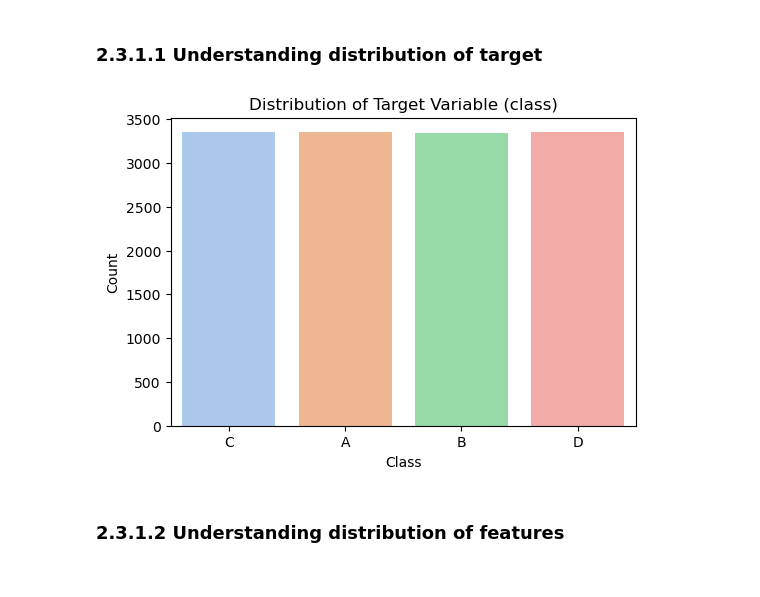
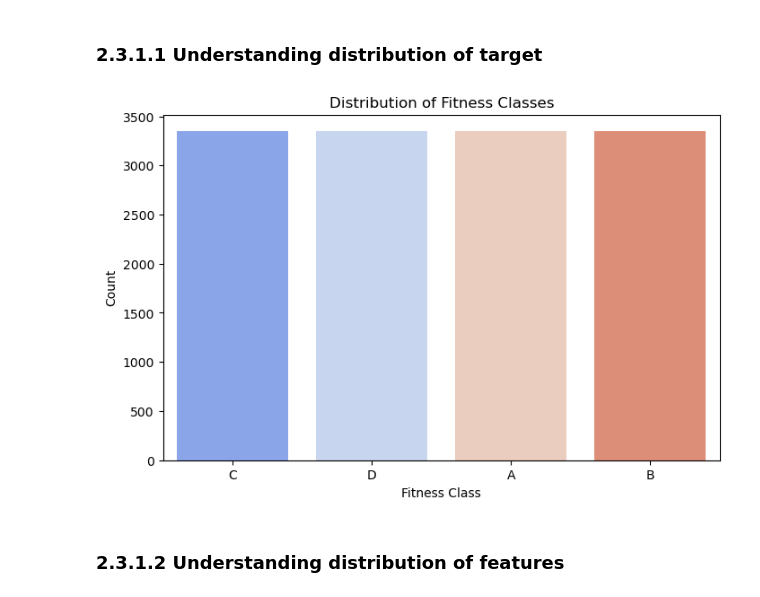
Before and after one commit to SamJs0512/streamlit, a Jupyter notebook: MLDP Program Codes Submission Template.ipynb, the cells around one changed output. Drawn from its saved outputs; the diff is of its cells as text; code cells hidden in the pictures.

```diff
--- a/MLDP Program Codes Submission Template.ipynb
+++ b/MLDP Program Codes Submission Template.ipynb
@@ -36,3 +39,9 @@ Goal: to predict fitness class of different people
 ## 2.1 Load dataset
 # %%
 df = pd.read_csv("bodyPerformance.csv")
+
+df.columns = df.columns.str.strip()           # Remove leading/trailing spaces
+df.columns = df.columns.str.replace(" ", "_") # Replace spaces with underscores
+df.columns = df.columns.str.lower()           # Lowercase all column names
+
+print("Columns after cleaning:")
@@ -127,22 +122,16 @@ freq     8467   3349
 # %% [markdown]
 ### 2.3.1.1 Understanding distribution of target
 # %%
-import matplotlib.pyplot as plt
-import seaborn as sns
+target_col = "class"
 
-# Target distribution
-plt.figure(figsize=(6,4))
-sns.countplot(data=df, x='class', palette='pastel')
-plt.title('Distribution of Target Variable (class)')
-plt.xlabel('Class')
+plt.figure(figsize=(8,5))
+sns.countplot(data=df, x=target_col, palette='coolwarm', order=df[target_col].value_counts().index)
+plt.title('Distribution of Fitness Classes')
+plt.xlabel('Fitness Class')
 plt.ylabel('Count')
 plt.show()
-
-# Justification:
-# Helps understand class balance
-# If highly imbalanced, might need techniques like stratified sampling or oversampling
 # %% [output]
-[figure, old version]
+[figure, new version]
 # %% [markdown]
 ### 2.3.1.2 Understanding distribution of features
 # %%
```
Also changed, not shown: parts of 14 cells of this notebook, 4 other files.
